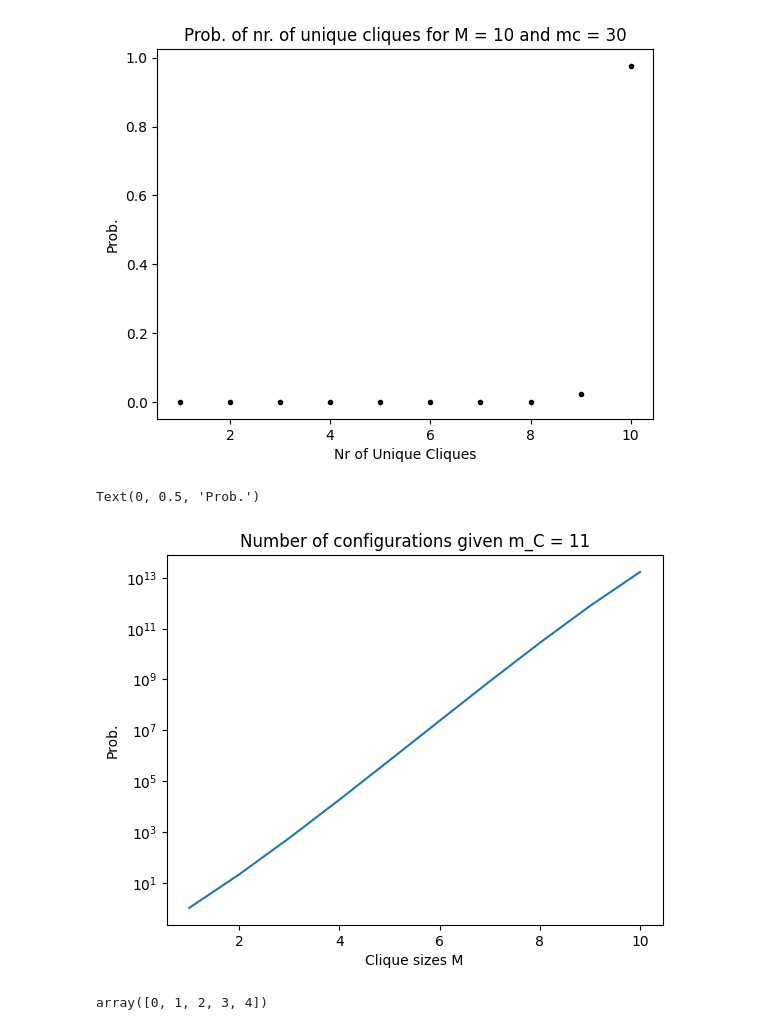
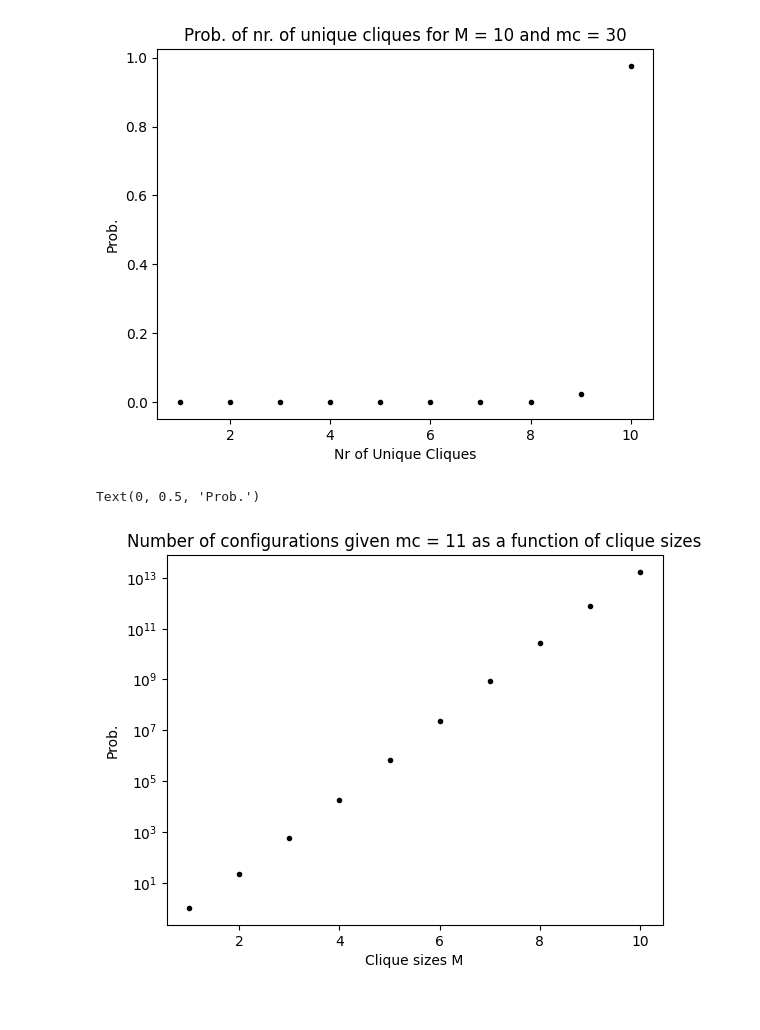
Before and after one commit to AlfredBendtzonHansen/het-measles, a Jupyter notebook: Network_Prob.ipynb, the cells around one changed output. Cells and saved outputs as stored; diff of their text form; code cells hidden in the pictures.

```diff
--- a/Network_Prob.ipynb
+++ b/Network_Prob.ipynb
@@ -97,14 +98,10 @@ Text(0, 0.5, 'Prob.')
 [figure]
 # %%
 plt.figure()
-plt.semilogy(np.arange(1, 11), [sum_prob(11, i) for i in np.arange(1, 11)])
-plt.title("Number of configurations given m_C = 11")
+plt.semilogy(np.arange(1, 11), [sum_prob(11, i) for i in np.arange(1, 11)], 'k.')
+plt.title("Number of configurations given mc = 11 as a function of clique sizes")
 plt.xlabel("Clique sizes M")
 plt.ylabel("Prob.")
 # %% [output]
 Text(0, 0.5, 'Prob.')
-[figure, old version]
+[figure, new version]
-# %%
-np.arange(0,5)
-# %% [output]
-array([0, 1, 2, 3, 4])
```
Also changed, not shown: parts of 3 cells of this notebook, 3 other files.
